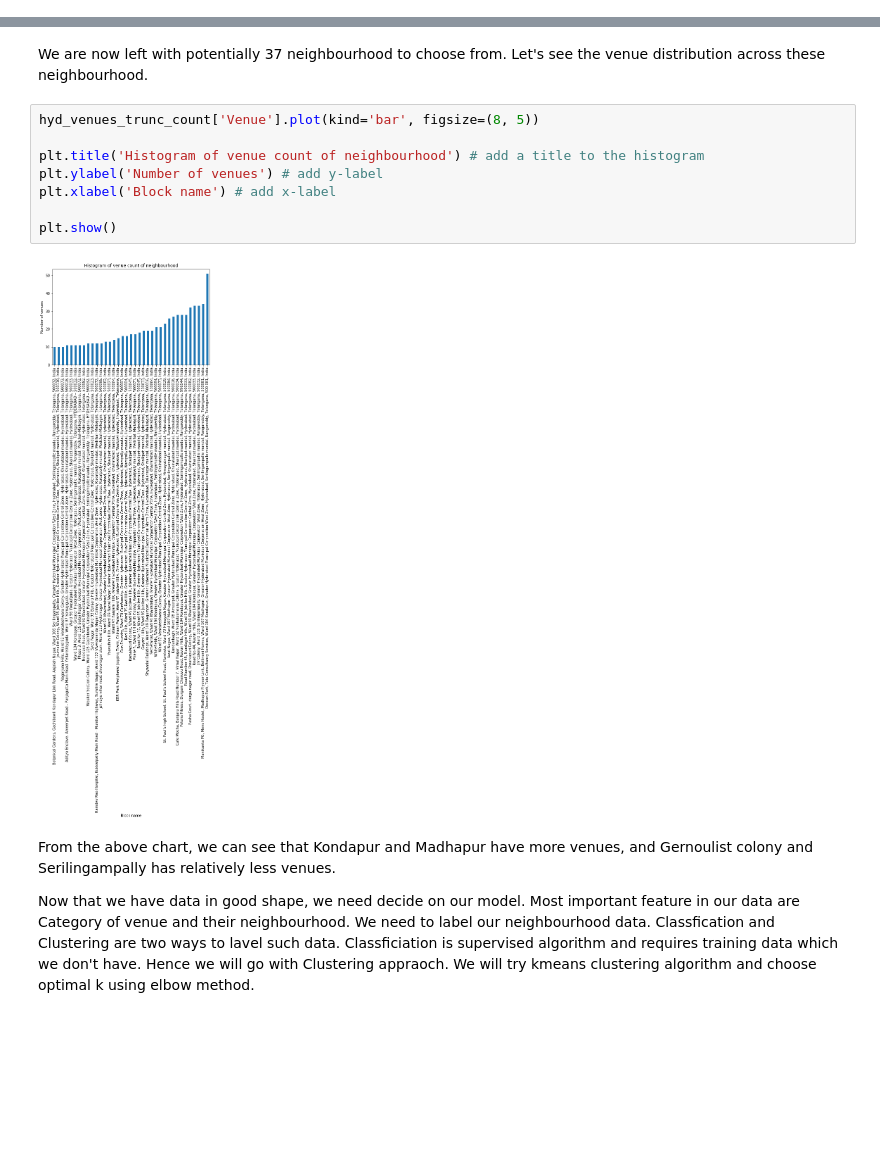
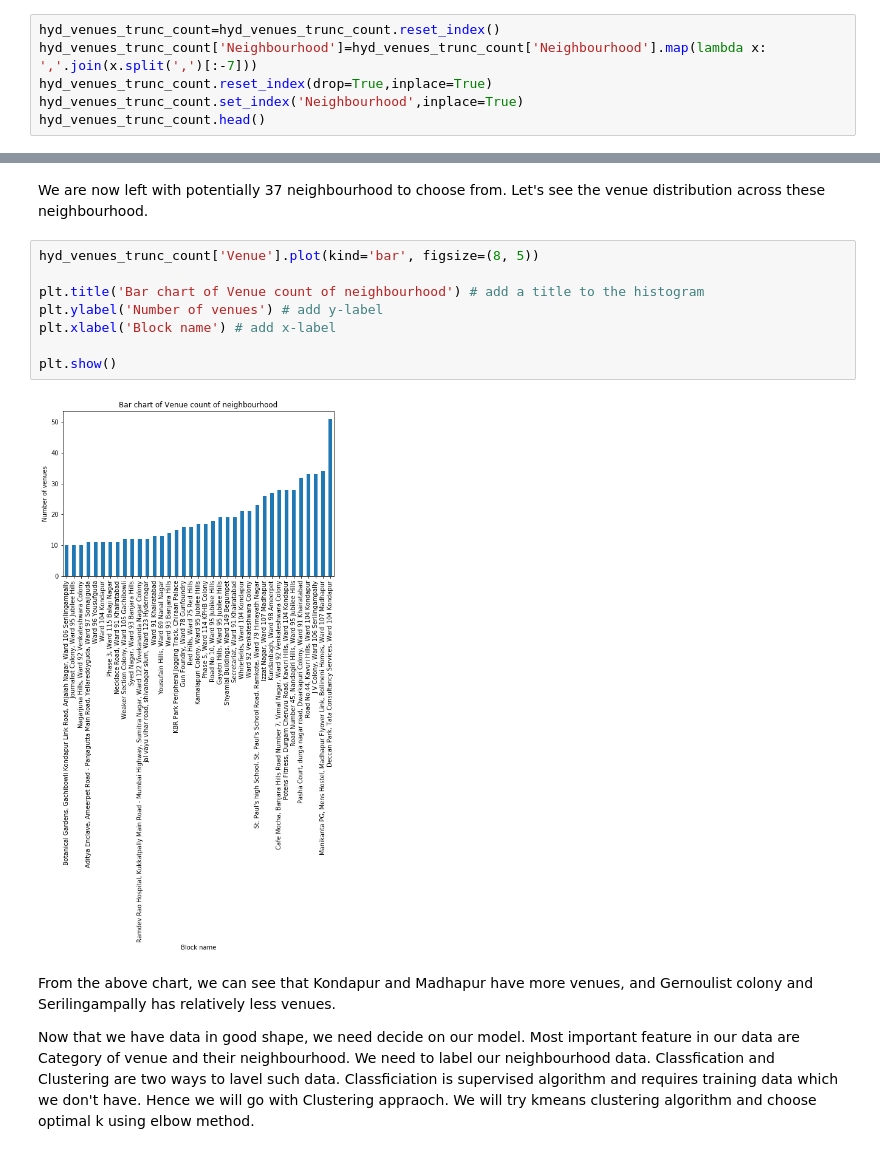
Before and after one commit to agarwal-arjun/Coursera_Capstone, a Jupyter notebook: Battle of neighbourhood-week-2.ipynb, the cells around one changed output, grey strips where cells are left out. Saved outputs shown, nothing was run; the diff lists cells and outputs as text; blank space fills up the shorter version.

Commit message:
Battle of neighbourhood report

```diff
--- a/Battle of neighbourhood-week-2.ipynb
+++ b/Battle of neighbourhood-week-2.ipynb
@@ -310,0 +285,6 @@ print(hyd_venues_trunc_count.shape)
+# %%
+hyd_venues_trunc_count=hyd_venues_trunc_count.reset_index()
+hyd_venues_trunc_count['Neighbourhood']=hyd_venues_trunc_count['Neighbourhood'].map(lambda x: ','.join(x.split(',')[:-7]))
+hyd_venues_trunc_count.reset_index(drop=True,inplace=True)
+hyd_venues_trunc_count.set_index('Neighbourhood',inplace=True)
+hyd_venues_trunc_count.head()
@@ -313,13 +301,13 @@ We are now left with potentially 37 neighbourhood to choose from. Let's see the
 # %%
 hyd_venues_trunc_count['Venue'].plot(kind='bar', figsize=(8, 5))
 
-plt.title('Histogram of venue count of neighbourhood') # add a title to the histogram
+plt.title('Bar chart of Venue count of neighbourhood') # add a title to the histogram
 plt.ylabel('Number of venues') # add y-label
 plt.xlabel('Block name') # add x-label
 
 plt.show()
 # %% [output]
-[figure, old version]
+[figure, new version]
 # %% [markdown]
 From the above chart, we can see that Kondapur and Madhapur have more venues, and Gernoulist colony and Serilingampally has relatively less venues.
 
```
Also changed, not shown: parts of 6 cells of this notebook.
